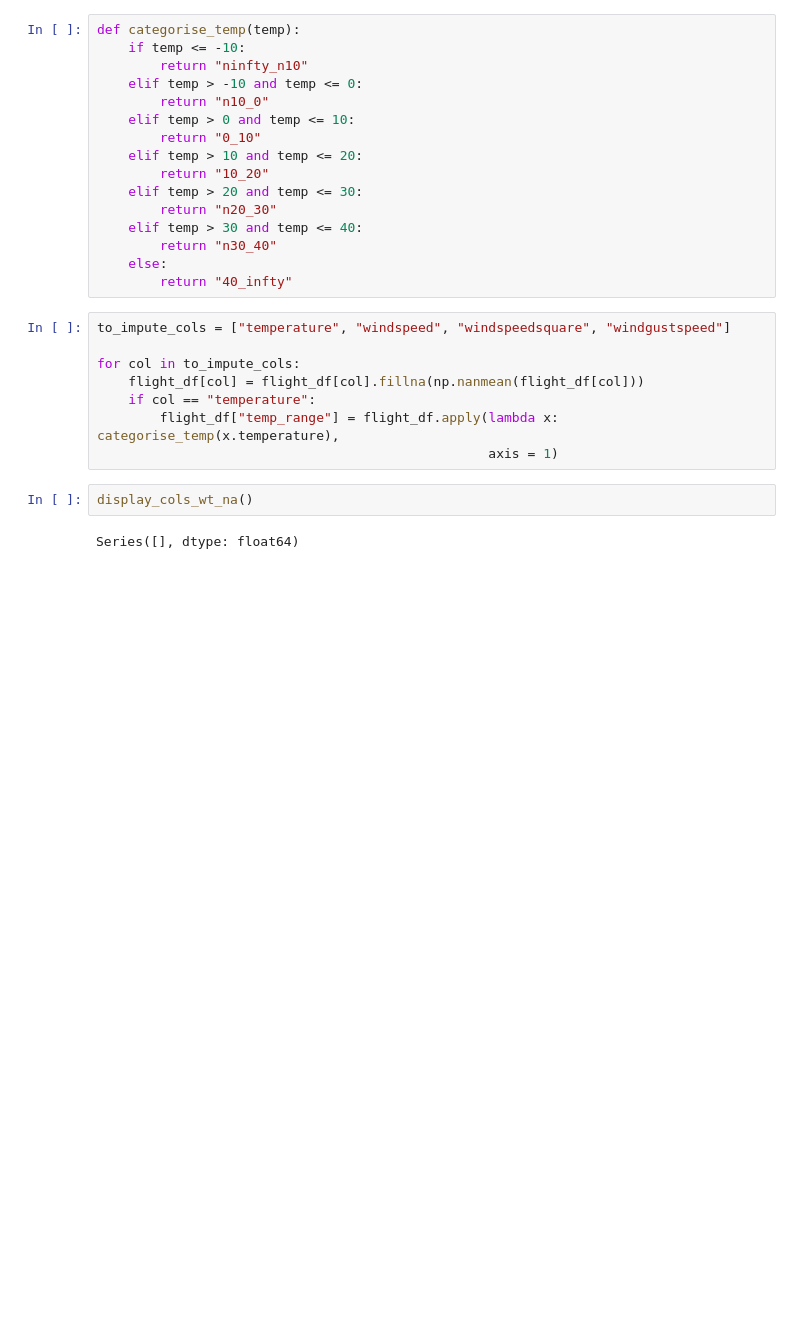
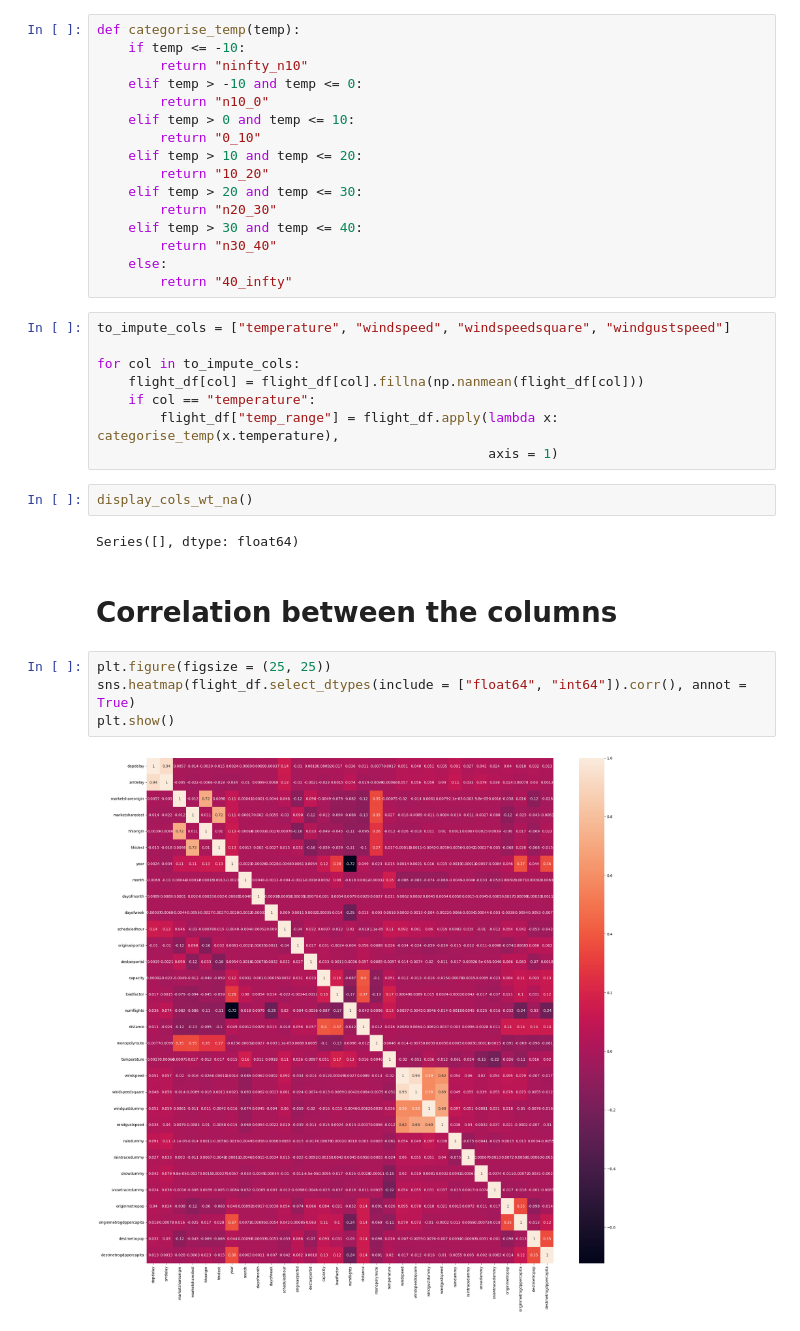
Before and after one commit to Gaurav0502/flight-delay-prediction, a Jupyter notebook: eda.ipynb, the cells around one changed output. Drawn from its saved outputs; the diff is of its cells as text; blank space fills up the shorter version.

Commit message:
explored correlation between columns

```diff
--- a/eda.ipynb
+++ b/eda.ipynb
@@ -141,3 +141,11 @@ for col in to_impute_cols:
 display_cols_wt_na()
 # %% [output]
 Series([], dtype: float64)
+# %% [markdown]
+# Correlation between the columns
+# %%
+plt.figure(figsize = (25, 25))
+sns.heatmap(flight_df.select_dtypes(include = ["float64", "int64"]).corr(), annot = True)
+plt.show()
+# %% [output]
+[figure, added]
```
Also changed, not shown: parts of 1 cell of this notebook.
